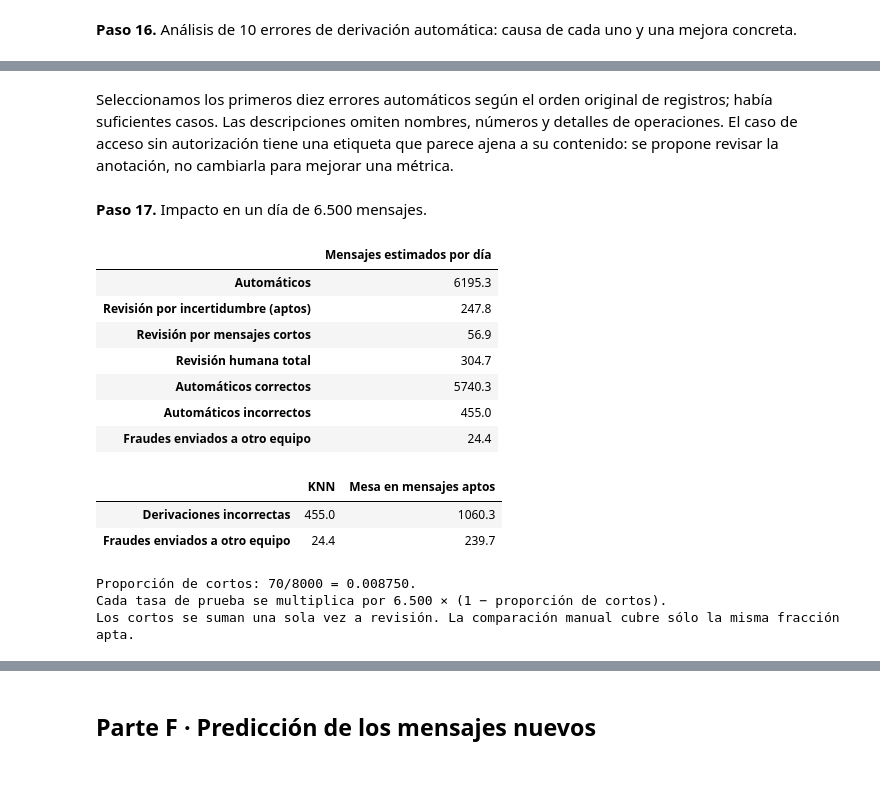
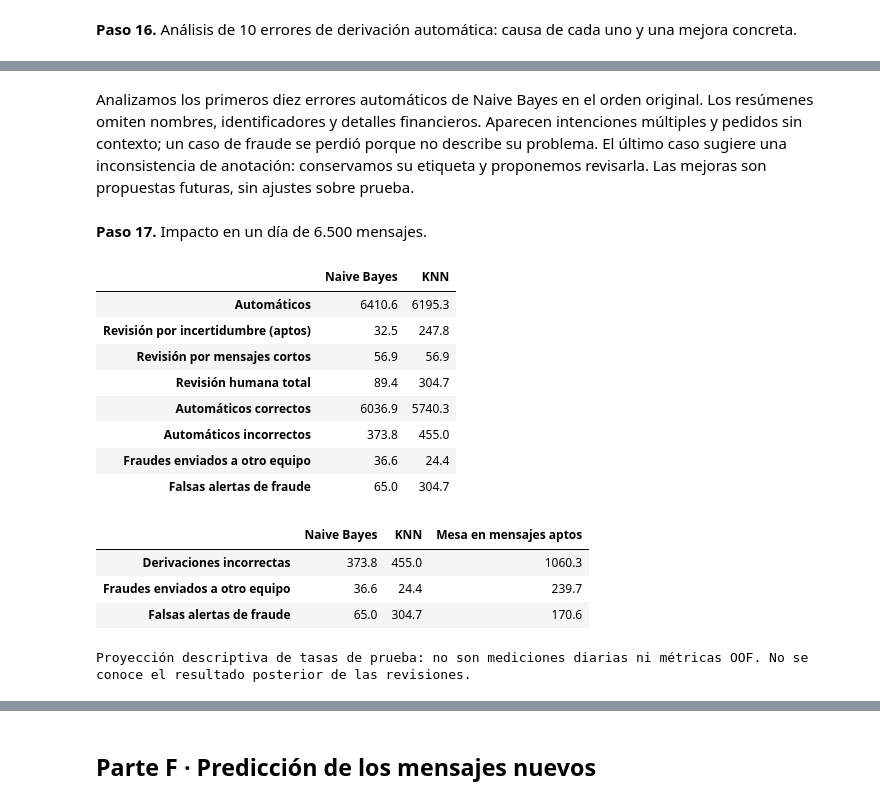
Before and after one commit to juanquiros/ml-cauce-naive-bayes, a Jupyter notebook: caso1_cauce/caso1_cauce.ipynb, the cells around one changed output, grey strips where cells are left out. Saved outputs shown, nothing was run; the diff lists cells and outputs as text; code cells hidden in the pictures; blank space fills up the shorter version.

```diff
--- a/caso1_cauce/caso1_cauce.ipynb
+++ b/caso1_cauce/caso1_cauce.ipynb
@@ -1000,54 +1037,53 @@ print("Las mejoras se proponen para una revisión futura y no se implementan ni
 Se describen errores automáticos reales; sus posibles causas no son una atribución causal comprobada.
 Las mejoras se proponen para una revisión futura y no se implementan ni reajustan con prueba.
 # %% [markdown]
-Seleccionamos los primeros diez errores automáticos según el orden original de registros; había suficientes casos. Las descripciones omiten nombres, números y detalles de operaciones. El caso de acceso sin autorización tiene una etiqueta que parece ajena a su contenido: se propone revisar la anotación, no cambiarla para mejorar una métrica.
+Analizamos los primeros diez errores automáticos de Naive Bayes en el orden original. Los resúmenes omiten nombres, identificadores y detalles financieros. Aparecen intenciones múltiples y pedidos sin contexto; un caso de fraude se perdió porque no describe su problema. El último caso sugiere una inconsistencia de anotación: conservamos su etiqueta y proponemos revisarla. Las mejoras son propuestas futuras, sin ajustes sobre prueba.
 # %% [markdown]
 **Paso 17.** Impacto en un día de 6.500 mensajes.
 # %%
 volumen_diario = 6500
 proporcion_cortos = len(df_revision) / len(df_preparado)
 aptos_por_dia = volumen_diario * (1 - proporcion_cortos)
 cortos_por_dia = volumen_diario * proporcion_cortos
-automaticos_prueba = destino_elegido_prueba != REVISION
-correctos_auto = automaticos_prueba & (destino_elegido_prueba == y_prueba)
-incorrectos_auto = automaticos_prueba & (destino_elegido_prueba != y_prueba)
-fraudes_perdidos = (y_prueba == "fraude") & automaticos_prueba & (destino_elegido_prueba != "fraude")
-proyeccion_diaria = pd.Series({
-    "Automáticos": aptos_por_dia * automaticos_prueba.mean(),
-    "Revisión por incertidumbre (aptos)": aptos_por_dia * (~automaticos_prueba).mean(),
-    "Revisión por mensajes cortos": cortos_por_dia,
-    "Revisión humana total": aptos_por_dia * (~automaticos_prueba).mean() + cortos_por_dia,
-    "Automáticos correctos": aptos_por_dia * correctos_auto.mean(),
-    "Automáticos incorrectos": aptos_por_dia * incorrectos_auto.mean(),
-    "Fraudes enviados a otro equipo": aptos_por_dia * fraudes_perdidos.mean(),
-}, name="Mensajes estimados por día")
-display(proyeccion_diaria.round(1).to_frame())
-np.testing.assert_allclose(proyeccion_diaria["Automáticos"] + proyeccion_diaria["Revisión humana total"], volumen_diario)
-np.testing.assert_allclose(proyeccion_diaria["Automáticos correctos"] + proyeccion_diaria["Automáticos incorrectos"], proyeccion_diaria["Automáticos"])
-
-base_manual_test = tabla_final.loc["Mesa de entrada"]
+proyecciones = {}
+for nombre in modelos_ajustados:
+    costos = costos_prueba.loc[nombre]
+    factor = aptos_por_dia / len(y_prueba)
+    proyecciones[nombre] = {
+        "Automáticos": factor * costos["automaticos"],
+        "Revisión por incertidumbre (aptos)": factor * costos["revisiones"],
+        "Revisión por mensajes cortos": cortos_por_dia,
+        "Revisión humana total": factor * costos["revisiones"] + cortos_por_dia,
+        "Automáticos correctos": factor * (costos["automaticos"] - costos["errores_automaticos"]),
+        "Automáticos incorrectos": factor * costos["errores_automaticos"],
+        "Fraudes enviados a otro equipo": factor * costos["fraudes_mal_derivados"],
+        "Falsas alertas de fraude": factor * costos["falsas_alertas"],
+    }
+    np.testing.assert_allclose(proyecciones[nombre]["Automáticos"] + proyecciones[nombre]["Revisión humana total"], volumen_diario)
+proyecciones_diarias = pd.DataFrame(proyecciones)
+proyeccion_diaria = proyecciones_diarias[nombre_elegido]
+display(proyecciones_diarias.round(1))
+costos_manual = contar_consecuencias(y_prueba, manual_prueba)
 comparacion_diaria = pd.DataFrame({
-    nombre_elegido: [proyeccion_diaria["Automáticos incorrectos"], proyeccion_diaria["Fraudes enviados a otro equipo"]],
-    "Mesa en mensajes aptos": [aptos_por_dia * np.mean(manual_prueba != y_prueba),
-                               aptos_por_dia * np.mean((y_prueba == "fraude") & (manual_prueba != "fraude"))],
-}, index=["Derivaciones incorrectas", "Fraudes enviados a otro equipo"])
+    **{m: [proyecciones[m]["Automáticos incorrectos"], proyecciones[m]["Fraudes enviados a otro equipo"], proyecciones[m]["Falsas alertas de fraude"]] for m in modelos_ajustados},
+    "Mesa en mensajes aptos": [aptos_por_dia * costos_manual[c] / len(y_prueba)
+                              for c in ["errores_automaticos", "fraudes_mal_derivados", "falsas_alertas"]],
+}, index=["Derivaciones incorrectas", "Fraudes enviados a otro equipo", "Falsas alertas de fraude"])
 display(comparacion_diaria.round(1))
-print(f"Proporción de cortos: {len(df_revision)}/{len(df_preparado)} = {proporcion_cortos:.6f}.")
-print("Cada tasa de prueba se multiplica por 6.500 × (1 − proporción de cortos).")
-print("Los cortos se suman una sola vez a revisión. La comparación manual cubre sólo la misma fracción apta.")
+print("Proyección descriptiva de tasas de prueba: no son mediciones diarias ni métricas OOF. No se conoce el resultado posterior de las revisiones.")
 # %% [output]
-|  | Mensajes estimados por día |
-| Automáticos | 6195.3 |
-| Revisión por incertidumbre (aptos) | 247.8 |
-| Revisión por mensajes cortos | 56.9 |
-| Revisión humana total | 304.7 |
-| Automáticos correctos | 5740.3 |
-| Automáticos incorrectos | 455.0 |
-| Fraudes enviados a otro equipo | 24.4 |
+|  | Naive Bayes | KNN |
+| Automáticos | 6410.6 | 6195.3 |
+| Revisión por incertidumbre (aptos) | 32.5 | 247.8 |
+| Revisión por mensajes cortos | 56.9 | 56.9 |
+| Revisión humana total | 89.4 | 304.7 |
+| Automáticos correctos | 6036.9 | 5740.3 |
+| Automáticos incorrectos | 373.8 | 455.0 |
+| Fraudes enviados a otro equipo | 36.6 | 24.4 |
+| Falsas alertas de fraude | 65.0 | 304.7 |
-|  | KNN | Mesa en mensajes aptos |
-| Derivaciones incorrectas | 455.0 | 1060.3 |
-| Fraudes enviados a otro equipo | 24.4 | 239.7 |
+|  | Naive Bayes | KNN | Mesa en mensajes aptos |
+| Derivaciones incorrectas | 373.8 | 455.0 | 1060.3 |
+| Fraudes enviados a otro equipo | 36.6 | 24.4 | 239.7 |
+| Falsas alertas de fraude | 65.0 | 304.7 | 170.6 |
-Proporción de cortos: 70/8000 = 0.008750.
-Cada tasa de prueba se multiplica por 6.500 × (1 − proporción de cortos).
-Los cortos se suman una sola vez a revisión. La comparación manual cubre sólo la misma fracción apta.
+Proyección descriptiva de tasas de prueba: no son mediciones diarias ni métricas OOF. No se conoce el resultado posterior de las revisiones.
 # %% [markdown]
```
Also changed, not shown: parts of 20 cells of this notebook, 1 other file.
